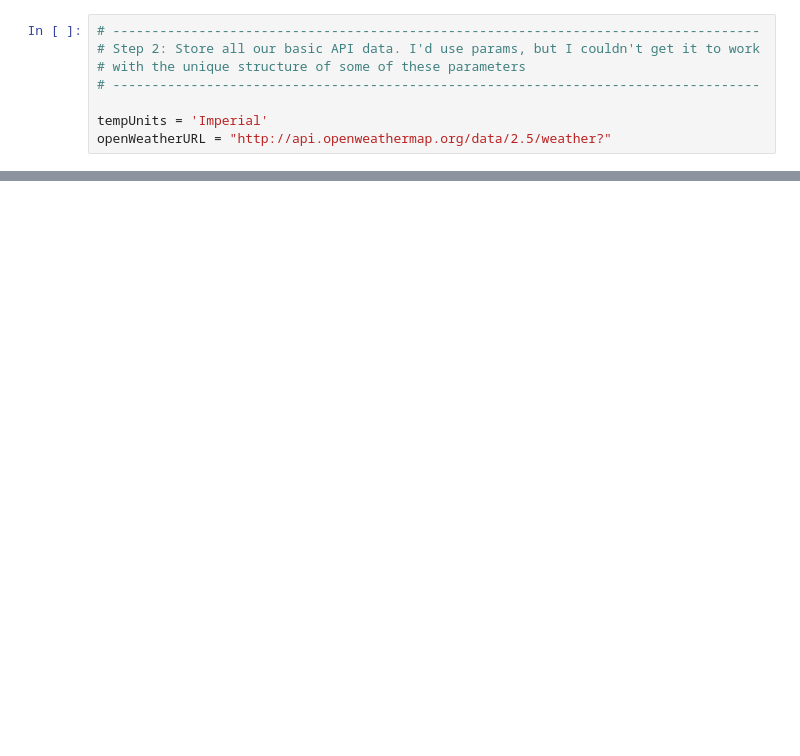
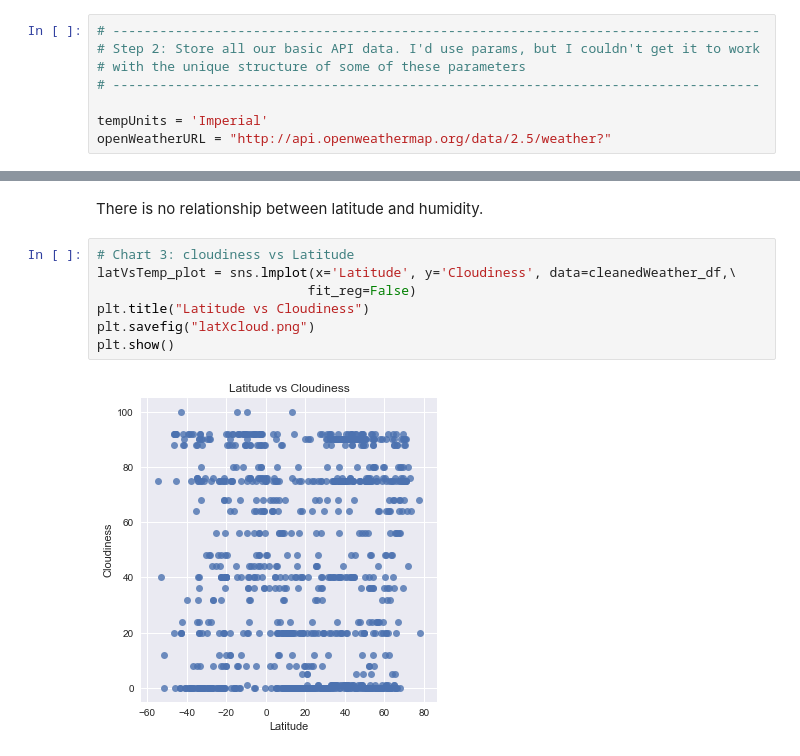
Before and after one commit to hmlanden/UCBerkeley_HomeworkAssignment6, a Jupyter notebook: WeatherPy.ipynb, the cells around one changed output, grey strips where cells are left out. Saved outputs shown, nothing was run; the diff lists cells and outputs as text; blank space fills up the shorter version.

```diff
--- a/WeatherPy.ipynb
+++ b/WeatherPy.ipynb
@@ -189,0 +186,11 @@ plt.show()
+# %% [markdown]
+There is no relationship between latitude and humidity.
+# %%
+# Chart 3: cloudiness vs Latitude
+latVsTemp_plot = sns.lmplot(x='Latitude', y='Cloudiness', data=cleanedWeather_df,\
+                           fit_reg=False)
+plt.title("Latitude vs Cloudiness")
+plt.savefig("latXcloud.png")
+plt.show()
+# %% [output]
+[figure, added]
```
Also changed, not shown: parts of 11 cells of this notebook, 6 other files.
